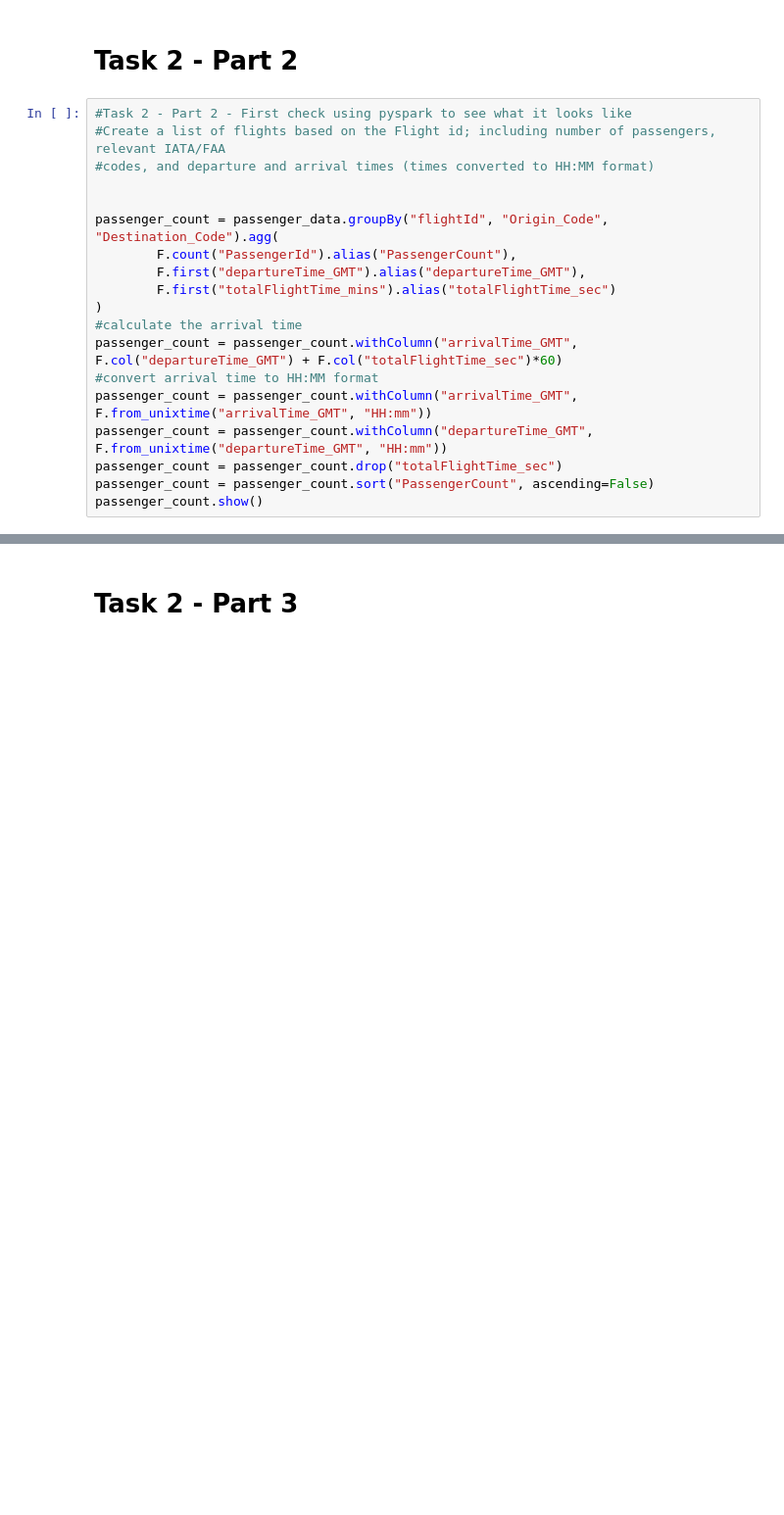
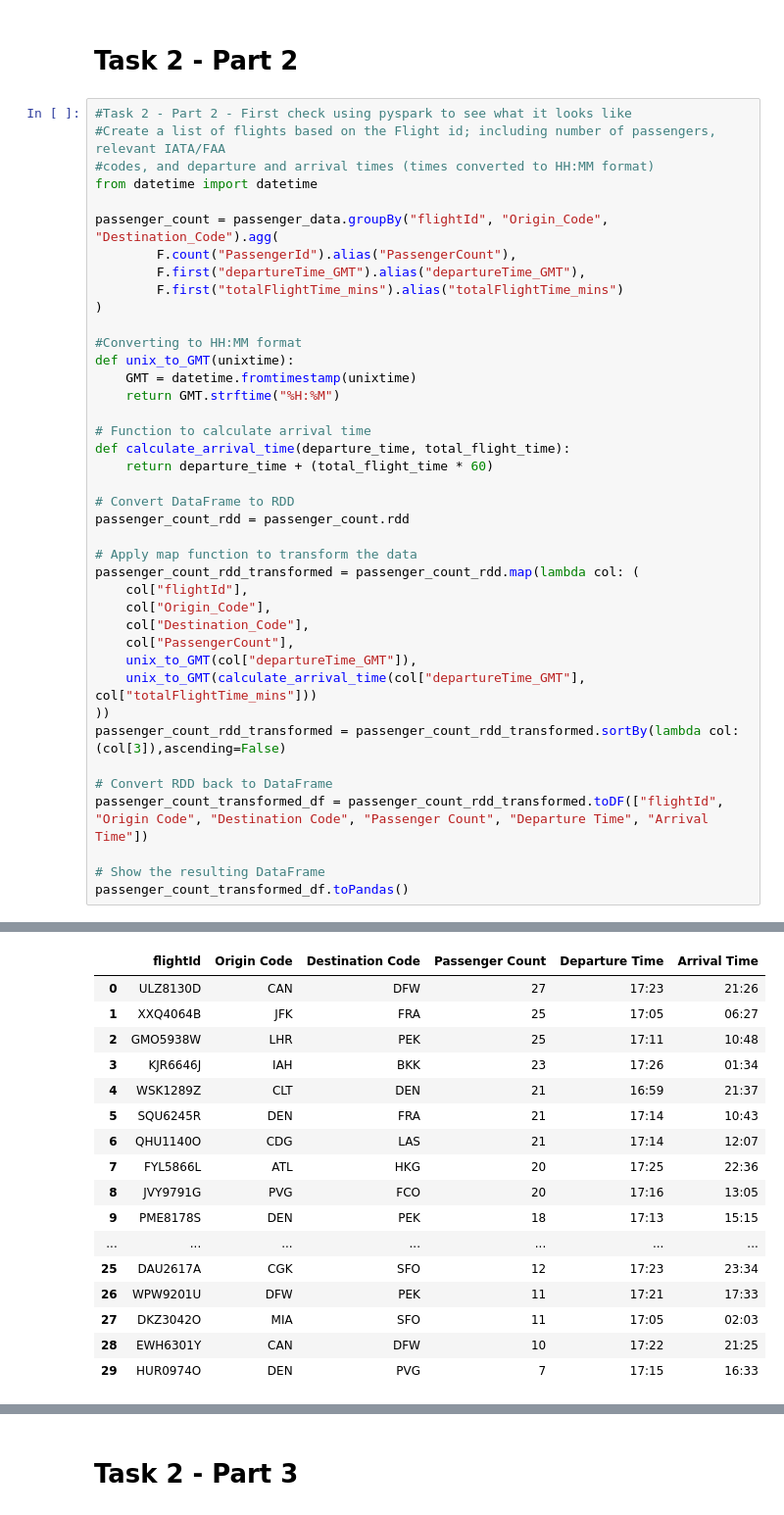
Before and after one commit to Teddiex/CMP3749M-Big-Data, a Jupyter notebook: BigData_Assignment.ipynb, the cells around one changed output, grey strips where cells are left out. Shown at 98% size. Drawn from its saved outputs; the diff is of its cells as text; blank space fills up the shorter version.

```diff
--- a/BigData_Assignment.ipynb
+++ b/BigData_Assignment.ipynb
@@ -216,19 +216,40 @@ print(unused_airports_df)
 #Task 2 - Part 2 - First check using pyspark to see what it looks like
 #Create a list of flights based on the Flight id; including number of passengers, relevant IATA/FAA
 #codes, and departure and arrival times (times converted to HH:MM format)
-
+from datetime import datetime
 
 passenger_count = passenger_data.groupBy("flightId", "Origin_Code", "Destination_Code").agg(
         F.count("PassengerId").alias("PassengerCount"),
         F.first("departureTime_GMT").alias("departureTime_GMT"),
-        F.first("totalFlightTime_mins").alias("totalFlightTime_sec")
+        F.first("totalFlightTime_mins").alias("totalFlightTime_mins")
 )
-#calculate the arrival time
-passenger_count = passenger_count.withColumn("arrivalTime_GMT", F.col("departureTime_GMT") + F.col("totalFlightTime_sec")*60)
-#convert arrival time to HH:MM format
-passenger_count = passenger_count.withColumn("arrivalTime_GMT", F.from_unixtime("arrivalTime_GMT", "HH:mm"))
-passenger_count = passenger_count.withColumn("departureTime_GMT", F.from_unixtime("departureTime_GMT", "HH:mm"))
-passenger_count = passenger_count.drop("totalFlightTime_sec")
-passenger_count = passenger_count.sort("PassengerCount", ascending=False)
-passenger_count.show()
+
+#Converting to HH:MM format
+def unix_to_GMT(unixtime):
+    GMT = datetime.fromtimestamp(unixtime)
+    return GMT.strftime("%H:%M")
+
+# Function to calculate arrival time
+def calculate_arrival_time(departure_time, total_flight_time):
+    return departure_time + (total_flight_time * 60)
+
+# Convert DataFrame to RDD
+passenger_count_rdd = passenger_count.rdd
+
+# Apply map function to transform the data
+passenger_count_rdd_transformed = passenger_count_rdd.map(lambda col: (
+    col["flightId"],
+    col["Origin_Code"],
+    col["Destination_Code"],
+    col["PassengerCount"],
+    unix_to_GMT(col["departureTime_GMT"]),
+    unix_to_GMT(calculate_arrival_time(col["departureTime_GMT"], col["totalFlightTime_mins"]))
+))
+passenger_count_rdd_transformed = passenger_count_rdd_transformed.sortBy(lambda col: (col[3]),ascending=False)
+
+# Convert RDD back to DataFrame
+passenger_count_transformed_df = passenger_count_rdd_transformed.toDF(["flightId", "Origin Code", "Destination Code", "Passenger Count", "Departure Time", "Arrival Time"])
+
+# Show the resulting DataFrame
+passenger_count_transformed_df.toPandas()
 # %% [output]
@@ -251,0 +256,17 @@ only showing top 20 rows
+|  | flightId | Origin Code | Destination Code | Passenger Count | Departure Time | Arrival Time |
+| 0 | ULZ8130D | CAN | DFW | 27 | 17:23 | 21:26 |
+| 1 | XXQ4064B | JFK | FRA | 25 | 17:05 | 06:27 |
+| 2 | GMO5938W | LHR | PEK | 25 | 17:11 | 10:48 |
+| 3 | KJR6646J | IAH | BKK | 23 | 17:26 | 01:34 |
+| 4 | WSK1289Z | CLT | DEN | 21 | 16:59 | 21:37 |
+| 5 | SQU6245R | DEN | FRA | 21 | 17:14 | 10:43 |
+| 6 | QHU1140O | CDG | LAS | 21 | 17:14 | 12:07 |
+| 7 | FYL5866L | ATL | HKG | 20 | 17:25 | 22:36 |
+| 8 | JVY9791G | PVG | FCO | 20 | 17:16 | 13:05 |
+| 9 | PME8178S | DEN | PEK | 18 | 17:13 | 15:15 |
+| ... | ... | ... | ... | ... | ... | ... |
+| 25 | DAU2617A | CGK | SFO | 12 | 17:23 | 23:34 |
+| 26 | WPW9201U | DFW | PEK | 11 | 17:21 | 17:33 |
+| 27 | DKZ3042O | MIA | SFO | 11 | 17:05 | 02:03 |
+| 28 | EWH6301Y | CAN | DFW | 10 | 17:22 | 21:25 |
+| 29 | HUR0974O | DEN | PVG | 7 | 17:15 | 16:33 |
```
Also changed, not shown: parts of 7 cells of this notebook.
